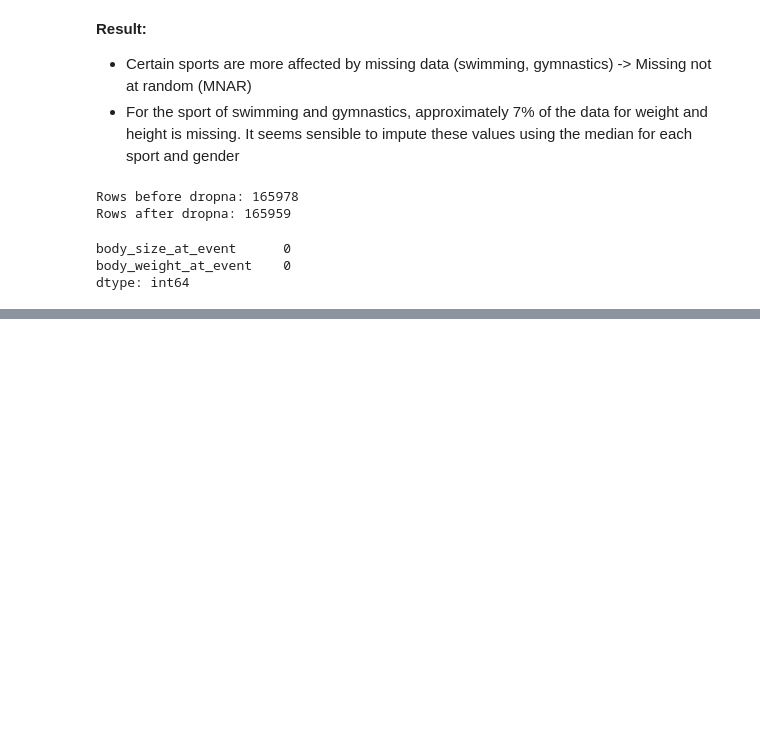
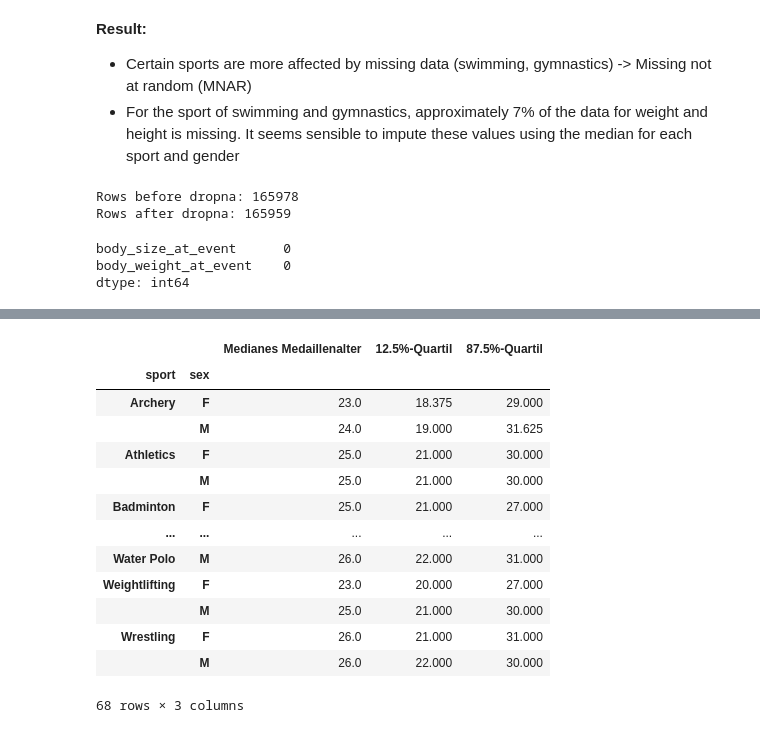
Before and after one commit to andre-janssen/olympic-athlete-analytics, a Jupyter notebook: analysis/olympics_analysis.ipynb, the cells around one changed output, grey strips where cells are left out. Saved outputs shown, nothing was run; the diff lists cells and outputs as text; code cells hidden in the pictures; blank space fills up the shorter version.

```diff
--- a/analysis/olympics_analysis.ipynb
+++ b/analysis/olympics_analysis.ipynb
@@ -152,0 +196,19 @@ dtype: int64
+# %%
+df_peak_summary = pd.concat([df_peak_age.groupby(['sport', 'sex'])['age_at_event'].median().rename("Medianes Medaillenalter"),df_peak_age.groupby(['sport', 'sex'])['age_at_event'].quantile([0.125, 0.875]).unstack(level=-1).rename(columns={0.125 : "12.5%-Quartil", 0.875 : "87.5%-Quartil"})], axis=1)
+
+display(df_peak_summary)
+# %% [output]
+|  |  | Medianes Medaillenalter | 12.5%-Quartil | 87.5%-Quartil |
+| sport | sex |  |  |  |
+| Archery | F | 23.0 | 18.375 | 29.000 |
+|  | M | 24.0 | 19.000 | 31.625 |
+| Athletics | F | 25.0 | 21.000 | 30.000 |
+|  | M | 25.0 | 21.000 | 30.000 |
+| Badminton | F | 25.0 | 21.000 | 27.000 |
+| ... | ... | ... | ... | ... |
+| Water Polo | M | 26.0 | 22.000 | 31.000 |
+| Weightlifting | F | 23.0 | 20.000 | 27.000 |
+|  | M | 25.0 | 21.000 | 30.000 |
+| Wrestling | F | 26.0 | 21.000 | 31.000 |
+|  | M | 26.0 | 22.000 | 30.000 |
+68 rows × 3 columns
```
Also changed, not shown: parts of 6 cells of this notebook.
